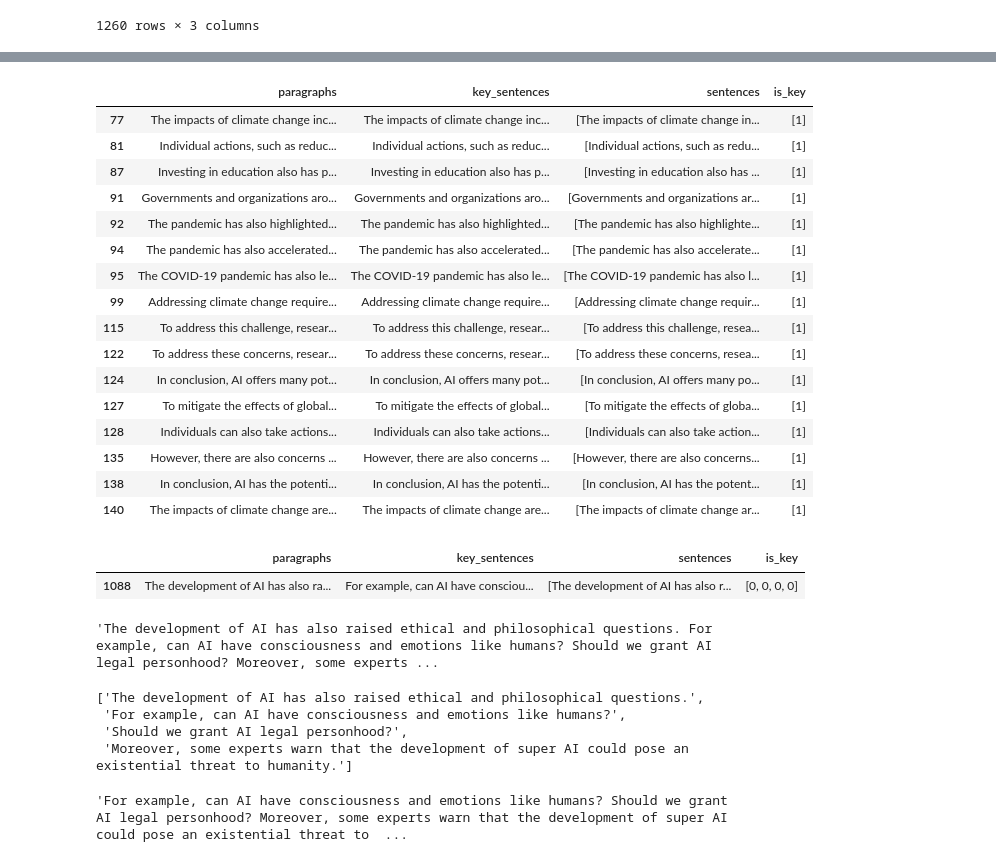
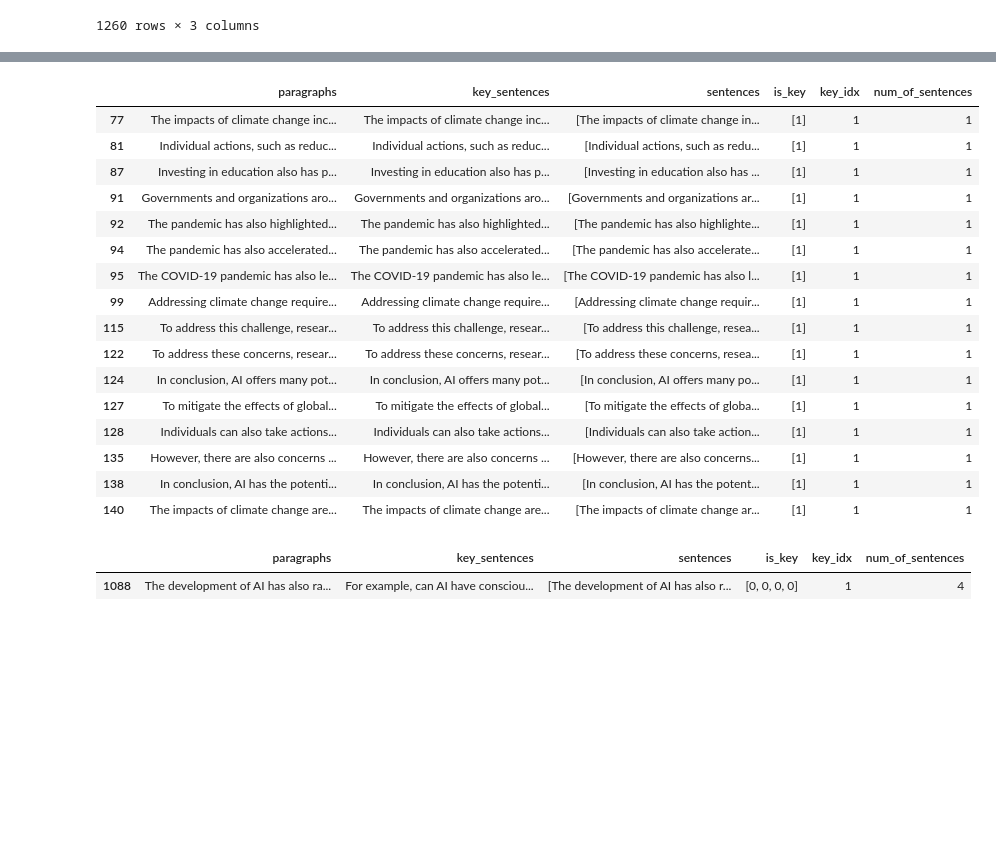
Before and after one commit to cfong32/key-sentence-extraction, a Jupyter notebook: exp19_check_chatgptDS.ipynb, the cells around one changed output, grey strips where cells are left out. Saved outputs shown, nothing was run; the diff lists cells and outputs as text; code cells hidden in the pictures; blank space fills up the shorter version.

```diff
--- a/exp19_check_chatgptDS.ipynb
+++ b/exp19_check_chatgptDS.ipynb
@@ -62,5 +63,9 @@ df['is_key'] = df.apply(
     ),
     axis=1
 )
+
+df['key_idx'] = df['is_key'].apply(lambda x: np.argmax(x)+1)
+df['num_of_sentences'] = df['is_key'].apply(lambda x: len(x))
+
 df
 # %% [output]
@@ -80,47 +85,31 @@ df
 # %%
 # show all "single-sentence" paragraphs
 
-df[df.is_key.apply(len) == 1]
+df_issue1 = df[df.is_key.apply(len) == 1]
+df_issue1
 # %% [output]
-|  | paragraphs | key_sentences | sentences | is_key |
-| 77 | The impacts of climate change inc... | The impacts of climate change inc... | [The impacts of climate change in... | [1] |
-| 81 | Individual actions, such as reduc... | Individual actions, such as reduc... | [Individual actions, such as redu... | [1] |
-| 87 | Investing in education also has p... | Investing in education also has p... | [Investing in education also has ... | [1] |
-| 91 | Governments and organizations aro... | Governments and organizations aro... | [Governments and organizations ar... | [1] |
-| 92 | The pandemic has also highlighted... | The pandemic has also highlighted... | [The pandemic has also highlighte... | [1] |
-| 94 | The pandemic has also accelerated... | The pandemic has also accelerated... | [The pandemic has also accelerate... | [1] |
-| 95 | The COVID-19 pandemic has also le... | The COVID-19 pandemic has also le... | [The COVID-19 pandemic has also l... | [1] |
-| 99 | Addressing climate change require... | Addressing climate change require... | [Addressing climate change requir... | [1] |
-| 115 | To address this challenge, resear... | To address this challenge, resear... | [To address this challenge, resea... | [1] |
-| 122 | To address these concerns, resear... | To address these concerns, resear... | [To address these concerns, resea... | [1] |
-| 124 | In conclusion, AI offers many pot... | In conclusion, AI offers many pot... | [In conclusion, AI offers many po... | [1] |
-| 127 | To mitigate the effects of global... | To mitigate the effects of global... | [To mitigate the effects of globa... | [1] |
-| 128 | Individuals can also take actions... | Individuals can also take actions... | [Individuals can also take action... | [1] |
-| 135 | However, there are also concerns ... | However, there are also concerns ... | [However, there are also concerns... | [1] |
-| 138 | In conclusion, AI has the potenti... | In conclusion, AI has the potenti... | [In conclusion, AI has the potent... | [1] |
-| 140 | The impacts of climate change are... | The impacts of climate change are... | [The impacts of climate change ar... | [1] |
+|  | paragraphs | key_sentences | sentences | is_key | key_idx | num_of_sentences |
+| 77 | The impacts of climate change inc... | The impacts of climate change inc... | [The impacts of climate change in... | [1] | 1 | 1 |
+| 81 | Individual actions, such as reduc... | Individual actions, such as reduc... | [Individual actions, such as redu... | [1] | 1 | 1 |
+| 87 | Investing in education also has p... | Investing in education also has p... | [Investing in education also has ... | [1] | 1 | 1 |
+| 91 | Governments and organizations aro... | Governments and organizations aro... | [Governments and organizations ar... | [1] | 1 | 1 |
+| 92 | The pandemic has also highlighted... | The pandemic has also highlighted... | [The pandemic has also highlighte... | [1] | 1 | 1 |
+| 94 | The pandemic has also accelerated... | The pandemic has also accelerated... | [The pandemic has also accelerate... | [1] | 1 | 1 |
+| 95 | The COVID-19 pandemic has also le... | The COVID-19 pandemic has also le... | [The COVID-19 pandemic has also l... | [1] | 1 | 1 |
+| 99 | Addressing climate change require... | Addressing climate change require... | [Addressing climate change requir... | [1] | 1 | 1 |
+| 115 | To address this challenge, resear... | To address this challenge, resear... | [To address this challenge, resea... | [1] | 1 | 1 |
+| 122 | To address these concerns, resear... | To address these concerns, resear... | [To address these concerns, resea... | [1] | 1 | 1 |
+| 124 | In conclusion, AI offers many pot... | In conclusion, AI offers many pot... | [In conclusion, AI offers many po... | [1] | 1 | 1 |
+| 127 | To mitigate the effects of global... | To mitigate the effects of global... | [To mitigate the effects of globa... | [1] | 1 | 1 |
+| 128 | Individuals can also take actions... | Individuals can also take actions... | [Individuals can also take action... | [1] | 1 | 1 |
+| 135 | However, there are also concerns ... | However, there are also concerns ... | [However, there are also concerns... | [1] | 1 | 1 |
+| 138 | In conclusion, AI has the potenti... | In conclusion, AI has the potenti... | [In conclusion, AI has the potent... | [1] | 1 | 1 |
+| 140 | The impacts of climate change are... | The impacts of climate change are... | [The impacts of climate change ar... | [1] | 1 | 1 |
 # %%
 # show all paragraphs which cannot locate one and only one key sentence
 
-df[df.is_key.apply(sum)!=1]
+df_issue2 = df[df.is_key.apply(sum)!=1]
+df_issue2
 # %% [output]
-|  | paragraphs | key_sentences | sentences | is_key |
-| 1088 | The development of AI has also ra... | For example, can AI have consciou... | [The development of AI has also r... | [0, 0, 0, 0] |
+|  | paragraphs | key_sentences | sentences | is_key | key_idx | num_of_sentences |
+| 1088 | The development of AI has also ra... | For example, can AI have consciou... | [The development of AI has also r... | [0, 0, 0, 0] | 1 | 4 |
-# %%
-# show paragraph #1088
-
-x = df.loc[1088]
-x.paragraphs
-# %% [output]
-'The development of AI has also raised ethical and philosophical questions. For example, can AI have consciousness and emotions like humans? Should we grant AI legal personhood? Moreover, some experts ...
-# %%
-x.sentences
-# %% [output]
-['The development of AI has also raised ethical and philosophical questions.',
- 'For example, can AI have consciousness and emotions like humans?',
- 'Should we grant AI legal personhood?',
- 'Moreover, some experts warn that the development of super AI could pose an existential threat to humanity.']
-# %%
-x.key_sentences
-# %% [output]
-'For example, can AI have consciousness and emotions like humans? Should we grant AI legal personhood? Moreover, some experts warn that the development of super AI could pose an existential threat to  ...
```
Also changed, not shown: parts of 4 cells of this notebook.
